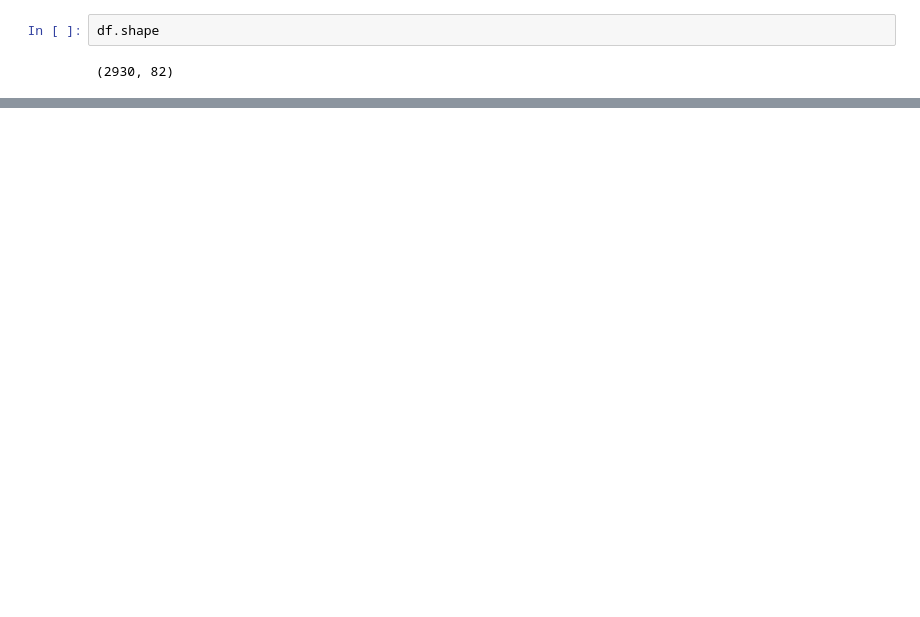
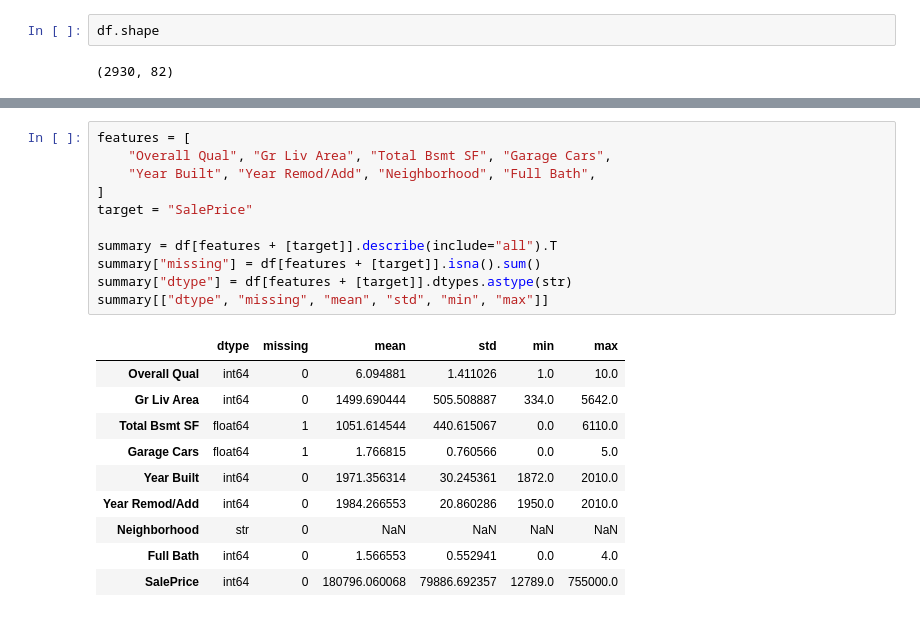
Before and after one commit to jakeryderv/ames-housing-mp3, a Jupyter notebook: main.ipynb, the cells around one changed output, grey strips where cells are left out. Saved outputs shown, nothing was run; the diff lists cells and outputs as text; blank space fills up the shorter version.

```diff
--- a/main.ipynb
+++ b/main.ipynb
@@ -17,0 +58,22 @@ df.shape
+# %%
+features = [
+    "Overall Qual", "Gr Liv Area", "Total Bsmt SF", "Garage Cars",
+    "Year Built", "Year Remod/Add", "Neighborhood", "Full Bath",
+]
+target = "SalePrice"
+
+summary = df[features + [target]].describe(include="all").T
+summary["missing"] = df[features + [target]].isna().sum()
+summary["dtype"] = df[features + [target]].dtypes.astype(str)
+summary[["dtype", "missing", "mean", "std", "min", "max"]]
+# %% [output]
+|  | dtype | missing | mean | std | min | max |
+| Overall Qual | int64 | 0 | 6.094881 | 1.411026 | 1.0 | 10.0 |
+| Gr Liv Area | int64 | 0 | 1499.690444 | 505.508887 | 334.0 | 5642.0 |
+| Total Bsmt SF | float64 | 1 | 1051.614544 | 440.615067 | 0.0 | 6110.0 |
+| Garage Cars | float64 | 1 | 1.766815 | 0.760566 | 0.0 | 5.0 |
+| Year Built | int64 | 0 | 1971.356314 | 30.245361 | 1872.0 | 2010.0 |
+| Year Remod/Add | int64 | 0 | 1984.266553 | 20.860286 | 1950.0 | 2010.0 |
+| Neighborhood | str | 0 | NaN | NaN | NaN | NaN |
+| Full Bath | int64 | 0 | 1.566553 | 0.552941 | 0.0 | 4.0 |
+| SalePrice | int64 | 0 | 180796.060068 | 79886.692357 | 12789.0 | 755000.0 |
```
Also changed, not shown: parts of 25 cells of this notebook, 9 other files.
